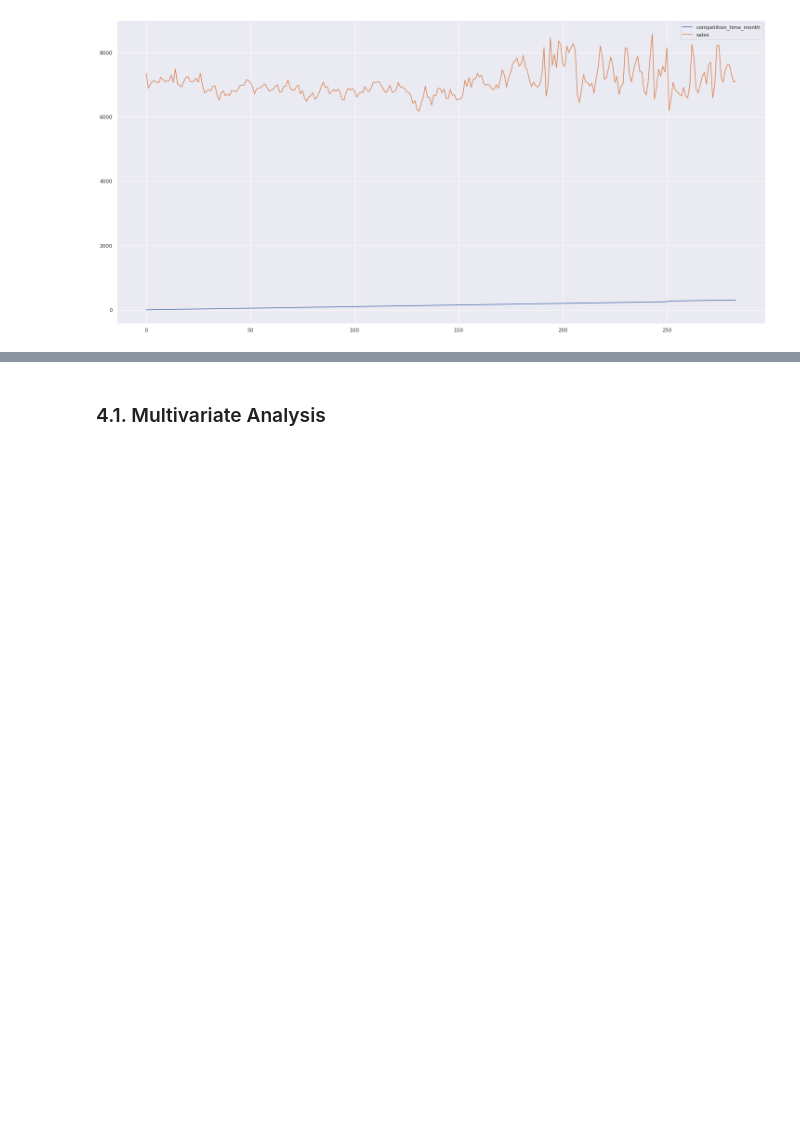
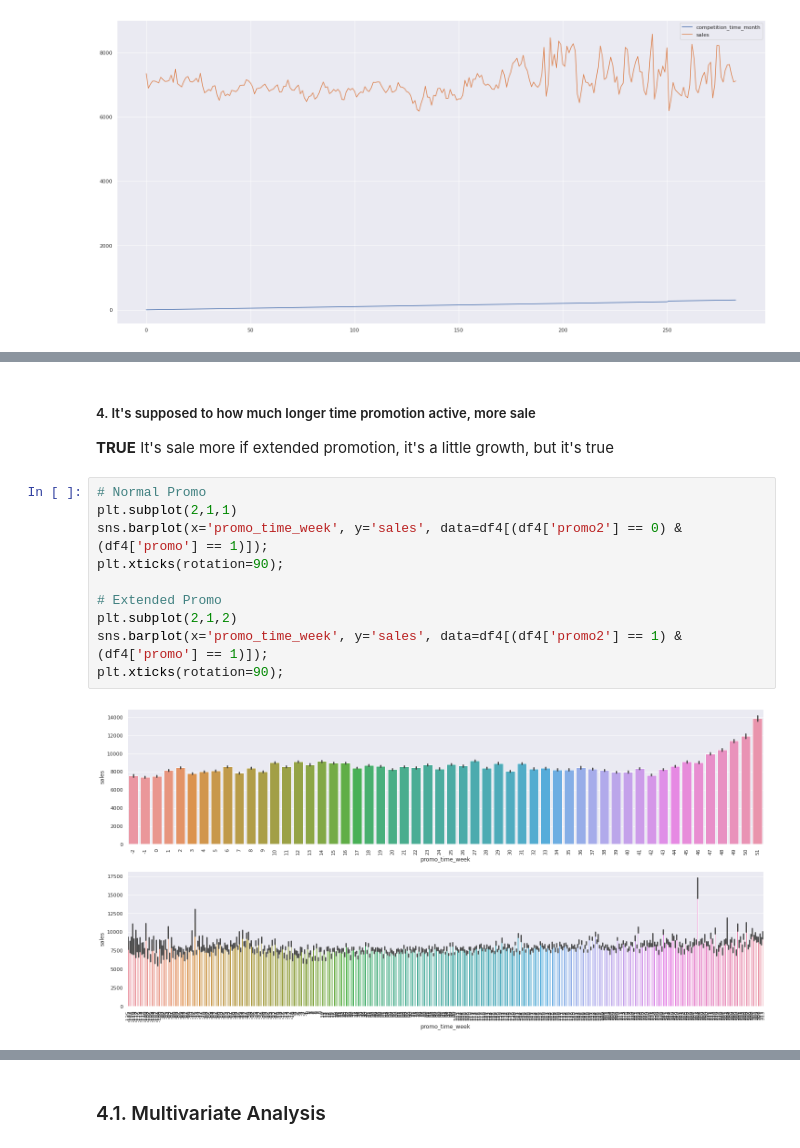
Before and after one commit to diegopmayer/rossman_sales_forecast, a Jupyter notebook: exploratory_data_analysis.ipynb, the cells around one changed output, grey strips where cells are left out. Drawn from its saved outputs; the diff is of its cells as text; blank space fills up the shorter version.

```diff
--- a/exploratory_data_analysis.ipynb
+++ b/exploratory_data_analysis.ipynb
@@ -914 +913,16 @@ sns.heatmap(aux_year_1972.corr(method='pearson'),annot=True)
 [figure]
+# %% [markdown]
+#####  4. It's supposed to how much longer time promotion active, more sale
+**TRUE** It's sale more if extended promotion, it's a little growth, but it's true
+# %%
+# Normal Promo
+plt.subplot(2,1,1)
+sns.barplot(x='promo_time_week', y='sales', data=df4[(df4['promo2'] == 0) & (df4['promo'] == 1)]);
+plt.xticks(rotation=90);
+
+# Extended Promo
+plt.subplot(2,1,2)
+sns.barplot(x='promo_time_week', y='sales', data=df4[(df4['promo2'] == 1) & (df4['promo'] == 1)]);
+plt.xticks(rotation=90);
+# %% [output]
+[figure, added]
```
Also changed, not shown: parts of 10 cells of this notebook.
